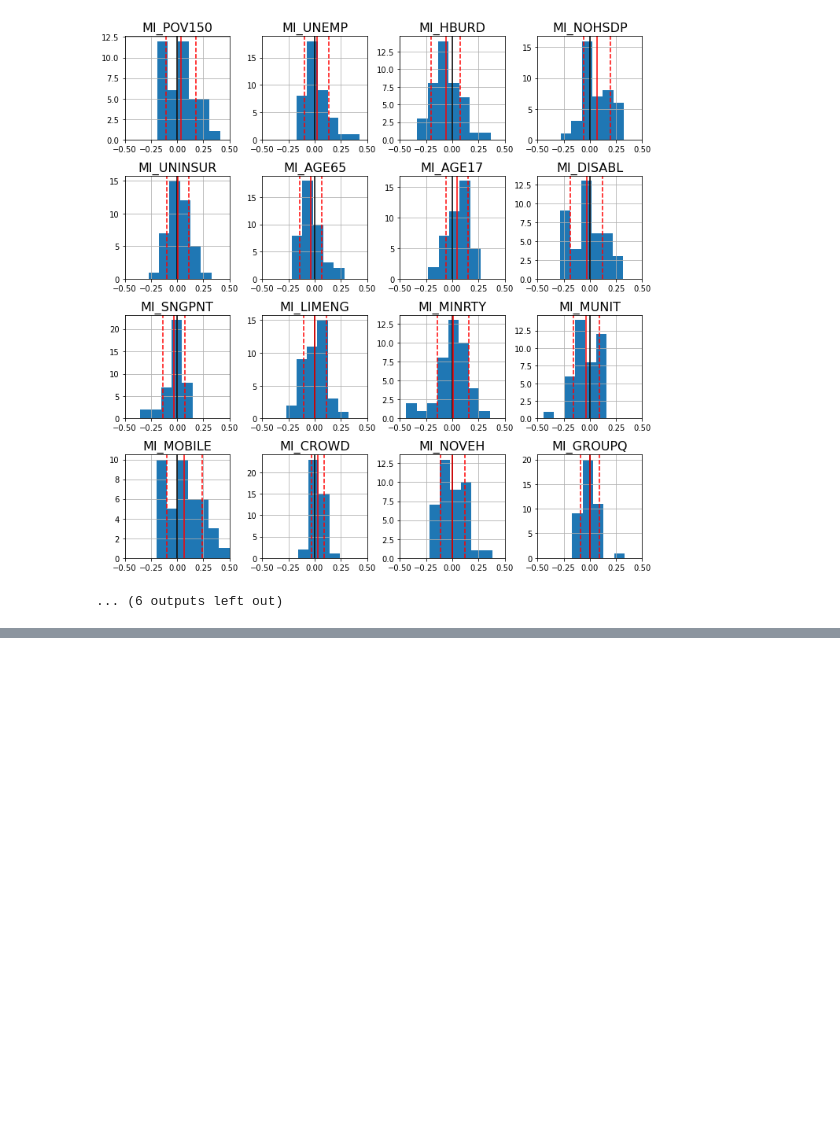
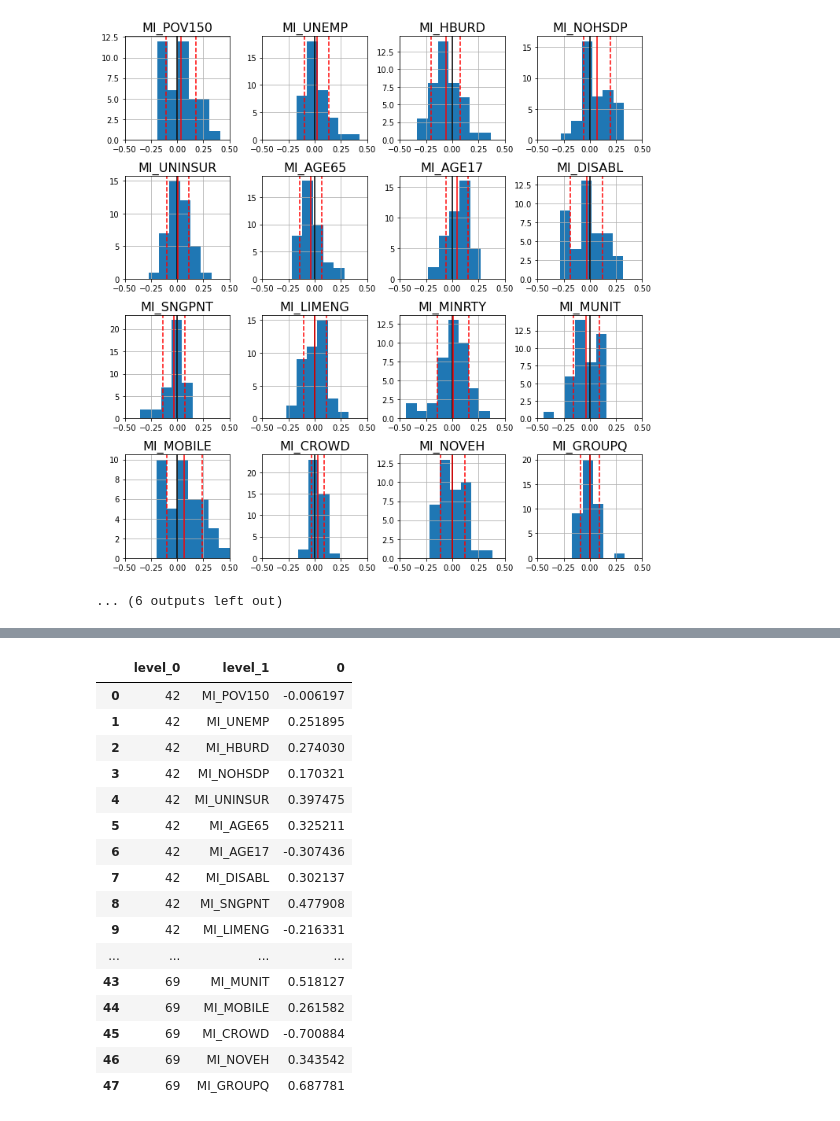
Before and after one commit to I-GUIDE/population_vulnerable_to_dam_failure, a Jupyter notebook: K_means_clustering-Copy1.ipynb, the cells around one changed output, grey strips where cells are left out. Drawn from its saved outputs; the diff is of its cells as text; code cells hidden in the pictures; blank space fills up the shorter version.

```diff
--- a/K_means_clustering-Copy1.ipynb
+++ b/K_means_clustering-Copy1.ipynb
@@ -294,0 +207,20 @@ ax[2].set_ylim(-0.3, 0.3)
+# %%
+temp_cluster
+# %% [output]
+|  | level_0 | level_1 | 0 |
+| 0 | 42 | MI_POV150 | -0.006197 |
+| 1 | 42 | MI_UNEMP | 0.251895 |
+| 2 | 42 | MI_HBURD | 0.274030 |
+| 3 | 42 | MI_NOHSDP | 0.170321 |
+| 4 | 42 | MI_UNINSUR | 0.397475 |
+| 5 | 42 | MI_AGE65 | 0.325211 |
+| 6 | 42 | MI_AGE17 | -0.307436 |
+| 7 | 42 | MI_DISABL | 0.302137 |
+| 8 | 42 | MI_SNGPNT | 0.477908 |
+| 9 | 42 | MI_LIMENG | -0.216331 |
+| ... | ... | ... | ... |
+| 43 | 69 | MI_MUNIT | 0.518127 |
+| 44 | 69 | MI_MOBILE | 0.261582 |
+| 45 | 69 | MI_CROWD | -0.700884 |
+| 46 | 69 | MI_NOVEH | 0.343542 |
+| 47 | 69 | MI_GROUPQ | 0.687781 |
```
Also changed, not shown: parts of 29 cells of this notebook, 1 other file.
